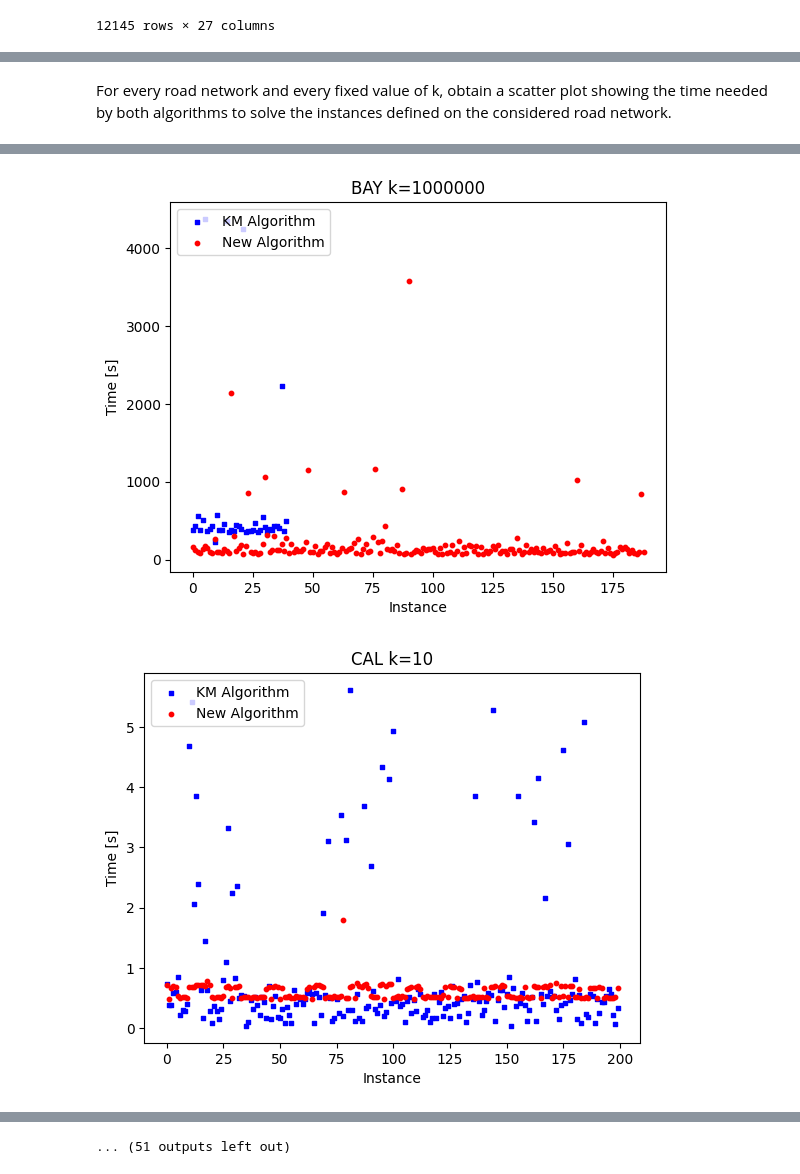
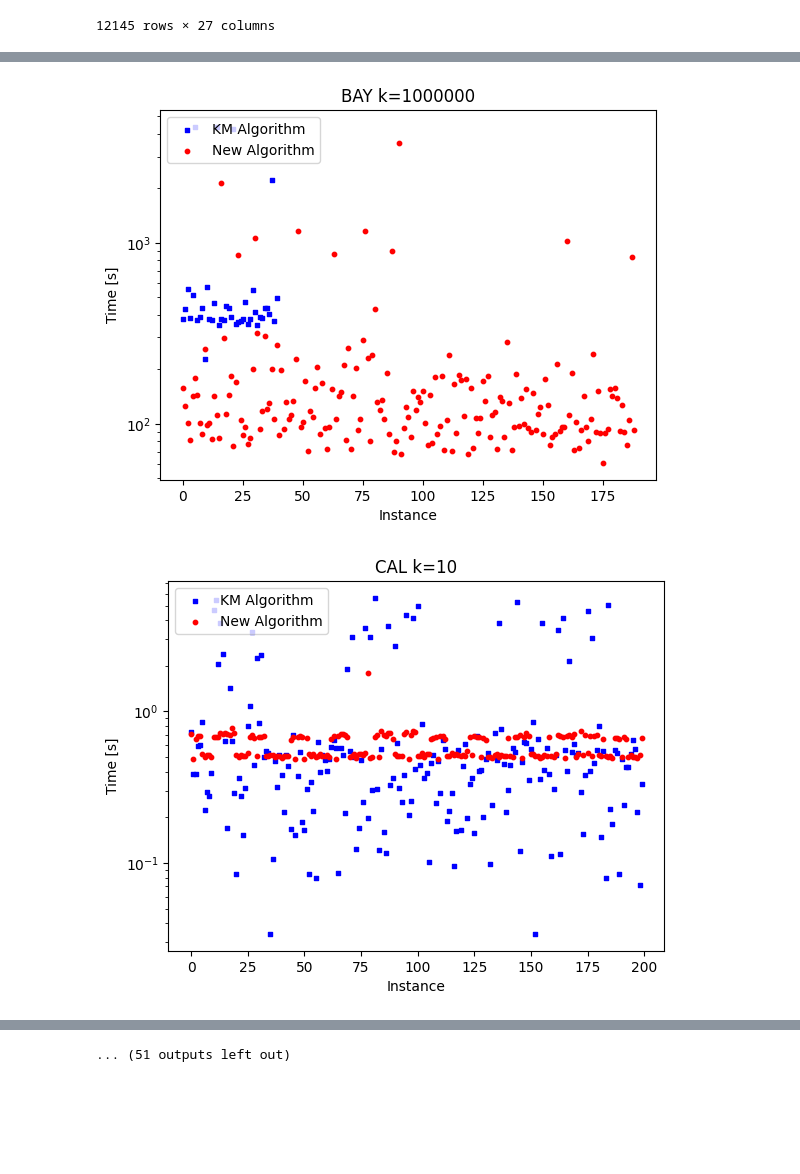
Before and after one commit to maristanyPedro/kshortestpaths, a Jupyter notebook: results/evaluationRoads.ipynb, the cells around one changed output, grey strips where cells are left out. Saved outputs shown, nothing was run; the diff lists cells and outputs as text; code cells hidden in the pictures; blank space fills up the shorter version.

```diff
--- a/results/evaluationRoads.ipynb
+++ b/results/evaluationRoads.ipynb
@@ -5,7 +3,7 @@ import pandas as pd
 # %%
 instancesHeader = ['GRAPH', 'SOURCE', 'TARGET', 'K']
 
-instancesDf = pd.read_csv('roadInstances.csv', delimiter=' ', header=None, names=instancesHeader)
+instancesDf = pd.read_csv('allInstances.csv', delimiter=' ', header=None, names=instancesHeader)
 instancesDf
 # %% [output]
 |  | GRAPH | SOURCE | TARGET | K |
@@ -61,8 +66,8 @@ mergedDf
 # %%
 from scipy.stats import gmean
-mergedDf.loc[mergedDf['TIME_kurz'].isna(), 'TIME_kurz'] = 7200
-mergedDf.loc[mergedDf['TIME_na'].isna(), 'TIME_na'] = 7200
-mergedDf['SPEEDUP'] = mergedDf['TIME_kurz']/mergedDf['TIME_na']
+# mergedDf.loc[mergedDf['TIME_kurz'].isna(), 'TIME_kurz'] = 7200
+# mergedDf.loc[mergedDf['TIME_na'].isna(), 'TIME_na'] = 7200
+# mergedDf['SPEEDUP'] = mergedDf['TIME_kurz']/mergedDf['TIME_na']
 #mergedDf = mergedDf.loc[(mergedDf['TIME_kurz'] < mergedDf['TIME_na']) & (mergedDf['K'] > 100)]
 #testDf = mergedDf[mergedDf['TIME_kurz'] >= mergedDf['TIME_na']]
 print("K       & KM SOLVED  & KM DIJKSTRAS & KM TIME & NA SOLVED & BDA SSP & BDA SSP Fail & Iterations Success & Iterations Fail & NA Time & SPEEDUP\\\\")
@@ -71,7 +76,10 @@ for graphName, graphDf in mergedDf.groupby(by='GRAPH'):
     print(graphName.split('.')[-2])
     print("\midrule\n")
     for pathsCount, pathsCountDf in graphDf.groupby(by='K'):
-        averageSpeedup = gmean(pathsCountDf[pathsCountDf['SPEEDUP'].notna()]['SPEEDUP'])
+        bothSolveDf = pathsCountDf.loc[(~pathsCountDf['TIME_kurz'].isna()) & (~pathsCountDf['TIME_na'].isna())]
+        bothSolveDf['SPEEDUP'] = bothSolveDf['TIME_kurz']/bothSolveDf['TIME_na']
+        averageSpeedup = gmean(bothSolveDf[bothSolveDf['SPEEDUP'].notna()]['SPEEDUP'])
+        #averageSpeedup = bothSolveDf[bothSolveDf['SPEEDUP'].notna()]['SPEEDUP'].mean()
         dijkstraPolls = gmean(pathsCountDf[pathsCountDf['SOLUTIONS_kurz'].notna()]['SP_TREES'])
         #print(len(pathsCountDf[pathsCountDf['TIME_na'].notna()]))
         lenNa = len(pathsCountDf[pathsCountDf['SOLUTIONS_na'].notna()])
@@ -104,5 +163,3 @@ BAY
-# %% [markdown]
-For every road network and every fixed value of k, obtain a scatter plot showing the time needed by both algorithms to solve the instances defined on the considered road network.
 # %%
 import matplotlib.pyplot as plt
 
@@ -121,8 +178,9 @@ for graphName, graphDf in mergedDf.groupby(by='GRAPH'):
         ax1.scatter(xNewAlgo, newAlgo, s=10, c='r', marker="o", label='New Algorithm')
         plt.ylabel('Time [s]')
         plt.xlabel('Instance')
+        plt.yscale('log')
         plt.legend(loc='upper left')
         plt.title(f'{name} k={pathsCount}')
-        plt.savefig(f'./plots/road-{name}-{pathsCount}.svg')
-        #plt.show()
+        #plt.savefig(f'./plots/road-{name}-{pathsCount}.pdf')
+        plt.show()
 # %% [output]
@@ -137,2 +195,2 @@ for graphName, graphDf in mergedDf.groupby(by='GRAPH'):
-[figure, old version]
+[figure, new version]
-[figure, old version]
+[figure, new version]
```
Also changed, not shown: parts of 10 cells of this notebook, 7 other files.
